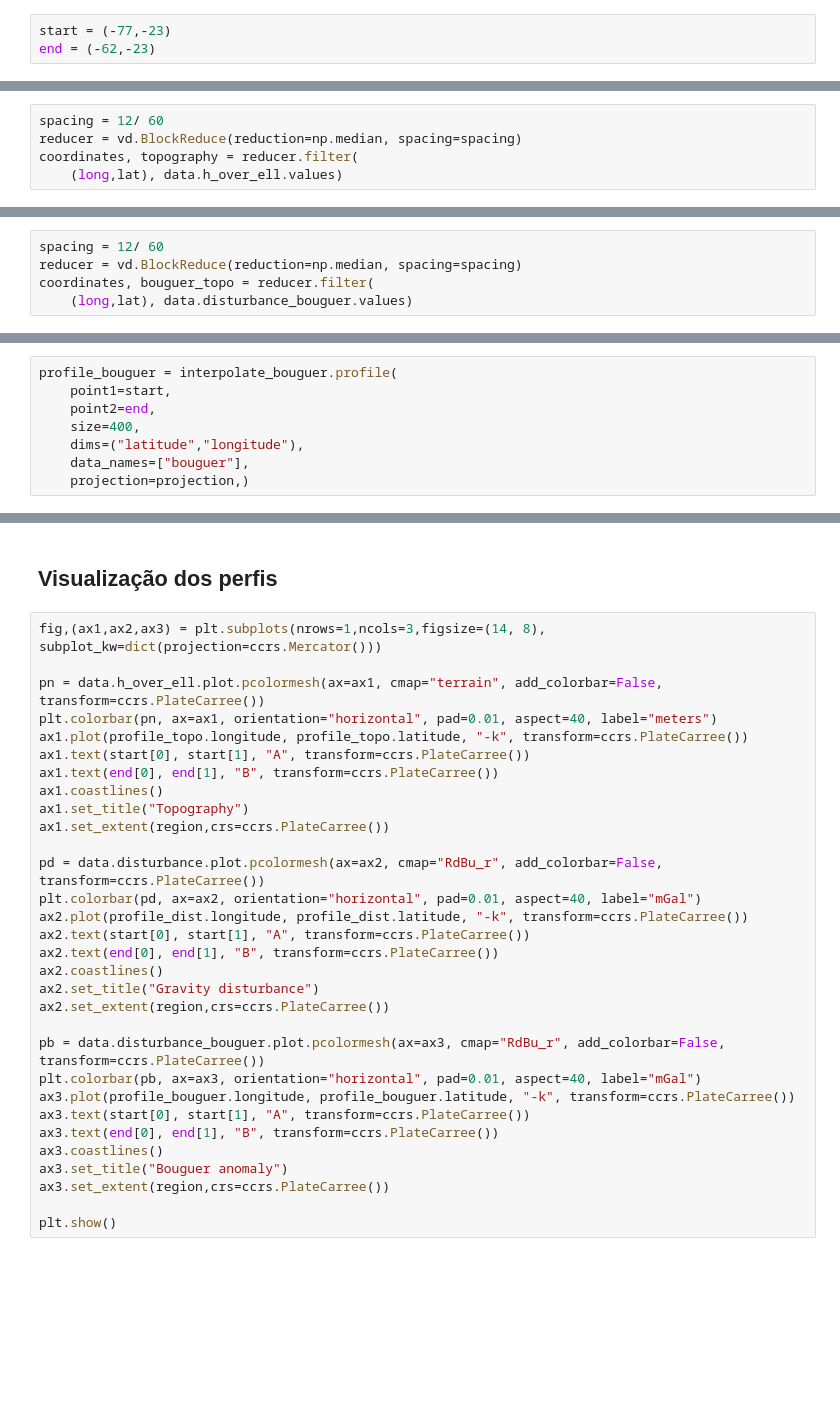
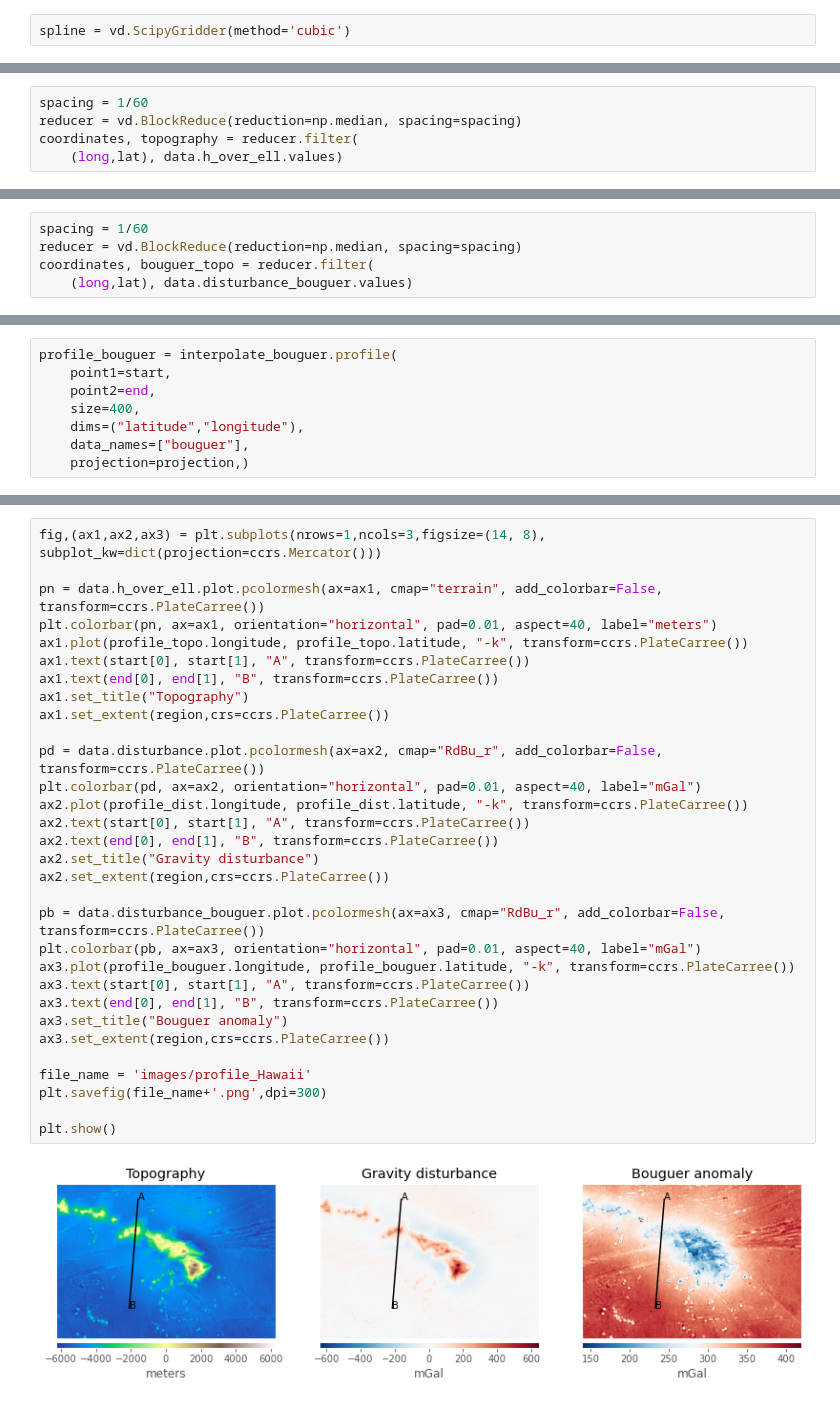
Before and after one commit to andrelreis/metodos-potenciais, a Jupyter notebook: Content/code/1. Gravity_earth/6. Hawaii_bouguer_anomaly.ipynb, the cells around one changed output, grey strips where cells are left out. Saved outputs shown, nothing was run; the diff lists cells and outputs as text; blank space fills up the shorter version.

```diff
--- a/Content/code/1. Gravity_earth/6. Hawaii_bouguer_anomaly.ipynb
+++ b/Content/code/1. Gravity_earth/6. Hawaii_bouguer_anomaly.ipynb
@@ -132,6 +136,5 @@ spline = vd.Spline(damping=9*1e-8)
-# %%
-start = (-77,-23)
-end = (-62,-23)
+# %%
+spline = vd.ScipyGridder(method='cubic')
 # %% [markdown]
 #### Perfil do distúrbio
 # %%
@@ -149,7 +166,7 @@ profile_dist
 # %% [markdown]
 ### Decimando os dados de topografia
 # %%
-spacing = 12/ 60
+spacing = 1/60
 reducer = vd.BlockReduce(reduction=np.median, spacing=spacing)
 coordinates, topography = reducer.filter(
     (long,lat), data.h_over_ell.values)
@@ -170,7 +201,7 @@ profile_topo
 # %% [markdown]
 ### Decimando os dados de anomalia bouguer
 # %%
-spacing = 12/ 60
+spacing = 1/60
 reducer = vd.BlockReduce(reduction=np.median, spacing=spacing)
 coordinates, bouguer_topo = reducer.filter(
     (long,lat), data.disturbance_bouguer.values)
@@ -189,36 +234,36 @@ profile_bouguer
-# %% [markdown]
-## Visualização dos perfis
 # %%
 fig,(ax1,ax2,ax3) = plt.subplots(nrows=1,ncols=3,figsize=(14, 8), subplot_kw=dict(projection=ccrs.Mercator()))
 
 pn = data.h_over_ell.plot.pcolormesh(ax=ax1, cmap="terrain", add_colorbar=False, transform=ccrs.PlateCarree())
 plt.colorbar(pn, ax=ax1, orientation="horizontal", pad=0.01, aspect=40, label="meters")
 ax1.plot(profile_topo.longitude, profile_topo.latitude, "-k", transform=ccrs.PlateCarree())
 ax1.text(start[0], start[1], "A", transform=ccrs.PlateCarree())
 ax1.text(end[0], end[1], "B", transform=ccrs.PlateCarree())
-ax1.coastlines()
 ax1.set_title("Topography")
 ax1.set_extent(region,crs=ccrs.PlateCarree())
 
 pd = data.disturbance.plot.pcolormesh(ax=ax2, cmap="RdBu_r", add_colorbar=False, transform=ccrs.PlateCarree())
 plt.colorbar(pd, ax=ax2, orientation="horizontal", pad=0.01, aspect=40, label="mGal")
 ax2.plot(profile_dist.longitude, profile_dist.latitude, "-k", transform=ccrs.PlateCarree())
 ax2.text(start[0], start[1], "A", transform=ccrs.PlateCarree())
 ax2.text(end[0], end[1], "B", transform=ccrs.PlateCarree())
-ax2.coastlines()
 ax2.set_title("Gravity disturbance")
 ax2.set_extent(region,crs=ccrs.PlateCarree())
 
 pb = data.disturbance_bouguer.plot.pcolormesh(ax=ax3, cmap="RdBu_r", add_colorbar=False, transform=ccrs.PlateCarree())
 plt.colorbar(pb, ax=ax3, orientation="horizontal", pad=0.01, aspect=40, label="mGal")
 ax3.plot(profile_bouguer.longitude, profile_bouguer.latitude, "-k", transform=ccrs.PlateCarree())
 ax3.text(start[0], start[1], "A", transform=ccrs.PlateCarree())
 ax3.text(end[0], end[1], "B", transform=ccrs.PlateCarree())
-ax3.coastlines()
 ax3.set_title("Bouguer anomaly")
 ax3.set_extent(region,crs=ccrs.PlateCarree())
 
+file_name = 'images/profile_Hawaii'
+plt.savefig(file_name+'.png',dpi=300)
+
 plt.show()
+# %% [output]
+[figure, added]
 # %%
 fig,(ax1,ax2) = plt.subplots(nrows=2, ncols=1, sharex=True,figsize=(15, 5))
 
```
Also changed, not shown: parts of 19 cells of this notebook, 27 other files.
